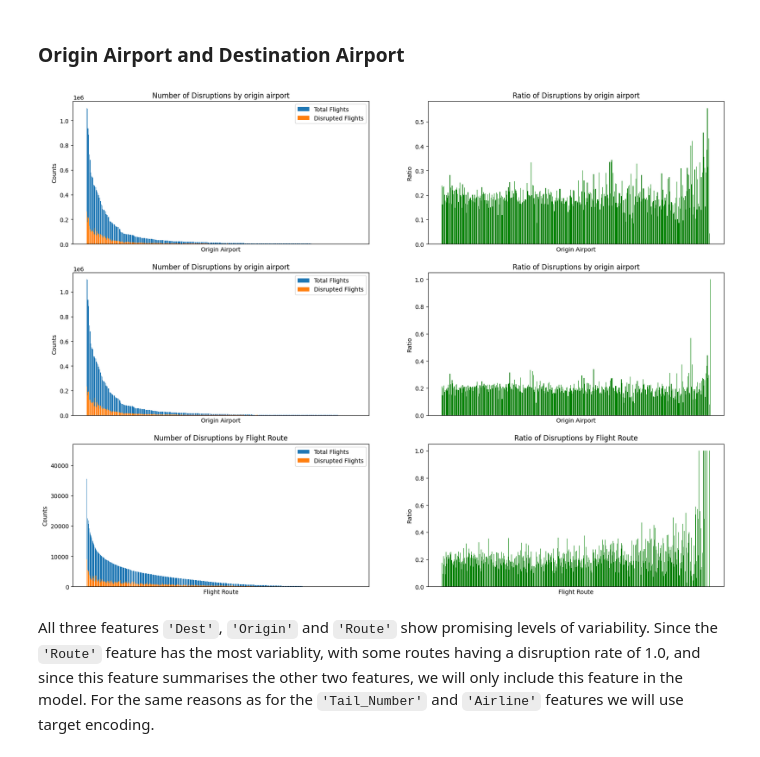
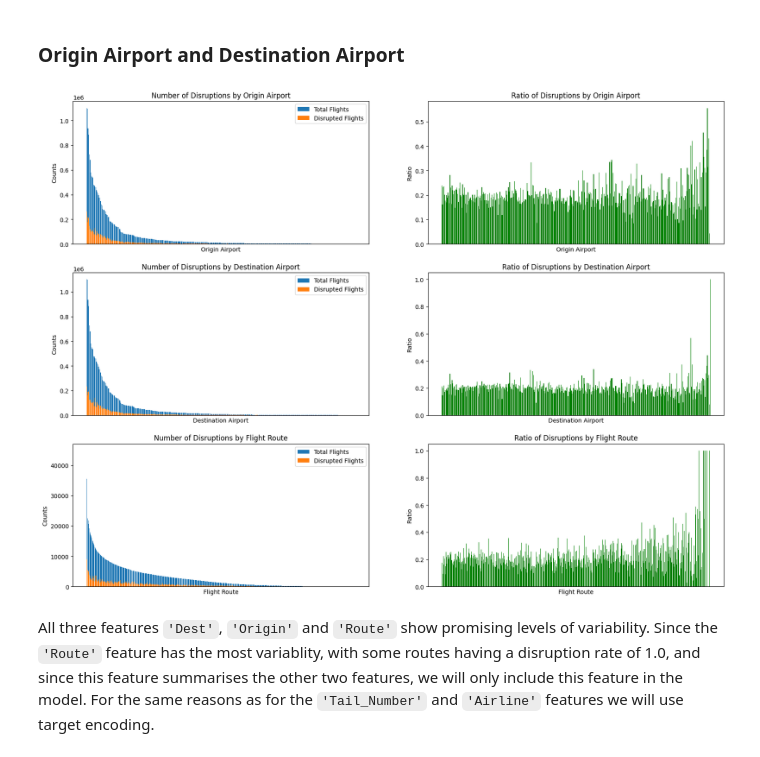
Before and after one commit to samuelleehope/ID5059_Flight_Prediction, a Jupyter notebook: ID5059Project1_Submission.ipynb, the cells around one changed output. Cells and saved outputs as stored; diff of their text form; code cells hidden in the pictures.

```diff
--- a/ID5059Project1_Submission.ipynb
+++ b/ID5059Project1_Submission.ipynb
@@ -267,32 +267,34 @@ month_data['Ratio'] = month_data['Disruptions']/month_data['Flights']
 
 
 fig, ((ax11,ax12),(ax21,ax22),(ax31,ax32)) = plt.subplots(nrows=3,ncols=2,figsize=(25,15))
+# Plot year data
 ax11.bar(year_data.index, year_data['Flights'],label='Total Flights')
 ax11.bar(year_data.index, year_data['Disruptions'], label='Disrupted Flights')
-ax11.set_title('Number of Disruptions by year')
+ax11.set_title('Number of Disruptions by Year')
 ax11.set_xlabel('Year')
 ax11.set_ylabel('Counts')
 ax11.legend()
-
 
 ax12.bar(year_data.index, year_data['Ratio'],color="green")
 ax12.set_title('Ratio of Disruptions by year')
 ax12.set_xlabel('Year')
 ax12.set_ylabel('Ratio')
 
+# Plot quarterly data
 ax21.bar(quarter_data.index, quarter_data['Flights'],label='Total Flights')
 ax21.bar(quarter_data.index, quarter_data['Disruptions'], label='Disrupted Flights')
-ax21.set_title('Number of Disruptions by year')
+ax21.set_title('Number of Disruptions by Quarter')
 ax21.set_xlabel('Quarter')
 ax21.set_ylabel('Counts')
 ax21.legend()
 
-
 ax22.bar(quarter_data.index, quarter_data['Ratio'],color="green")
-ax22.set_title('Ratio of Disruptions by year')
+ax22.set_title('Ratio of Disruptions by Quarter')
 ax22.set_xlabel('Quarter')
 ax22.set_ylabel('Ratio')
 
+
+# Calculate monthly data
 ax31.bar(month_data.index, month_data['Flights'],label='Total Flights')
 ax31.bar(month_data.index, month_data['Disruptions'], label='Disrupted Flights')
 ax31.set_title('Number of Disruptions by Month')
@@ -300,7 +302,6 @@ ax31.set_xlabel('Month')
 ax31.set_ylabel('Counts')
 ax31.legend()
 
-
 ax32.bar(month_data.index, month_data['Ratio'],color="green")
 ax32.set_title('Ratio of Disruptions by Month')
 ax32.set_xlabel('Month')
@@ -335,13 +336,14 @@ chi2_results = pd.DataFrame({
     'TimeOfDay': [chi2_time, p_time, dof_time]
 })
 
+# Calculate day of week data
 day_data = pd.merge(flights_raw['DayOfWeek'].value_counts(),
                      flights_raw.groupby('DayOfWeek')['Disruption'].sum(),
                      left_index=True, right_index=True)
 day_data.columns = ["Flights","Disruptions"]
 day_data['Ratio'] = day_data['Disruptions']/day_data['Flights']
 
-
+# Calculate time of day data
 time_data = pd.merge(flights_raw['TimeOfDay'].value_counts(),
                      flights_raw.groupby('TimeOfDay')['Disruption'].sum(),
                      left_index=True, right_index=True)
@@ -350,6 +352,7 @@ time_data['Ratio'] = time_data['Disruptions']/time_data['Flights']
 
 fig, ((ax11,ax12),(ax21,ax22)) = plt.subplots(nrows=2,ncols=2,figsize=(15,10))
 
+# Plot day of week data
 ax11.bar(day_data.index, day_data['Flights'],label='Total Flights')
 ax11.bar(day_data.index, day_data['Disruptions'], label='Disrupted Flights')
 ax11.set_title('Number of Disruptions by Day of Week')
@@ -363,17 +366,17 @@ ax12.set_title('Ratio of Disruptions by Day of Week')
 ax12.set_xlabel('Day of Week')
 ax12.set_ylabel('Ratio')
 
-
+# Plot time of day data
 ax21.bar(time_data.index, time_data['Flights'],label='Total Flights')
 ax21.bar(time_data.index, time_data['Disruptions'], label='Disrupted Flights')
-ax21.set_title('Number of Disruptions by time of day')
+ax21.set_title('Number of Disruptions by Time of Day')
 ax21.set_xlabel('Time of Day')
 ax21.set_ylabel('Counts')
 ax21.legend()
 
 
 ax22.bar(time_data.index, time_data['Ratio'],color="green")
-ax22.set_title('Ratio of Disruptions by time of day')
+ax22.set_title('Ratio of Disruptions by Time of Day')
 ax22.set_xlabel('Time of Day')
 ax22.set_ylabel('Ratio')
 
@@ -425,49 +428,49 @@ fig, ((ax11,ax12), (ax21,ax22), (ax31,ax32)) = plt.subplots(nrows=3,ncols=2,figs
 # Origin Plots
 ax11.bar(origin_data.index, origin_data['Flights'],label='Total Flights')
 ax11.bar(origin_data.index, origin_data['Disruptions'], label='Disrupted Flights')
-ax11.set_title('Number of Disruptions by origin airport')
+ax11.set_title('Number of Disruptions by Origin Airport')
 ax11.set_xlabel('Origin Airport')
 ax11.set_ylabel('Counts')
 ax11.legend()
 ax11.tick_params(axis='x', which='both', bottom=False, top=False, labelbottom=False)
 
 ax12.bar(origin_data.index, origin_data['Ratio'],color="green")
-ax12.set_title('Ratio of Disruptions by origin airport')
+ax12.set_title('Ratio of Disruptions by Origin Airport')
 ax12.set_xlabel('Origin Airport')
 ax12.set_ylabel('Ratio')
 ax12.tick_params(axis='x', which='both', bottom=False, top=False, labelbottom=False)
 
 # Destination Plots
 ax21.bar(dest_data.index, dest_data['Flights'],label='Total Flights')
 ax21.bar(dest_data.index, dest_data['Disruptions'], label='Disrupted Flights')
-ax21.set_title('Number of Disruptions by origin airport')
-ax21.set_xlabel('Origin Airport')
+ax21.set_title('Number of Disruptions by Destination Airport')
+ax21.set_xlabel('Destination Airport')
 ax21.set_ylabel('Counts')
 ax21.legend()
 ax21.tick_params(axis='x', which='both', bottom=False, top=False, labelbottom=False)
 
 ax22.bar(dest_data.index, dest_data['Ratio'],color="green")
-ax22.set_title('Ratio of Disruptions by origin airport')
-ax22.set_xlabel('Origin Airport')
+ax22.set_title('Ratio of Disruptions by Destination Airport')
+ax22.set_xlabel('Destination Airport')
 ax22.set_ylabel('Ratio')
 ax22.tick_params(axis='x', which='both', bottom=False, top=False, labelbottom=False)
 
 # Route Plots
 ax31.bar(route_data.index, route_data['Flights'],label='Total Flights')
 ax31.bar(route_data.index, route_data['Disruptions'], label='Disrupted Flights')
 ax31.set_title('Number of Disruptions by Flight Route')
 ax31.set_xlabel('Flight Route')
 ax31.set_ylabel('Counts')
 ax31.legend()
 ax31.tick_params(axis='x', which='both', bottom=False, top=False, labelbottom=False)
 
 ax32.bar(route_data.index, route_data['Ratio'],color="green")
 ax32.set_title('Ratio of Disruptions by Flight Route')
 ax32.set_xlabel('Flight Route')
 ax32.set_ylabel('Ratio')
 ax32.tick_params(axis='x', which='both', bottom=False, top=False, labelbottom=False)
 # %% [output]
-[figure, old version]
+[figure, new version]
 # %% [markdown]
 All three features `'Dest'`, `'Origin'` and `'Route'` show promising levels of variability. Since the `'Route'` feature has the most variablity, with some routes having a disruption rate of 1.0, and since this feature summarises the other two features, we will only include this feature in the model. For the same reasons as for the `'Tail_Number'` and `'Airline'` features we will use target encoding.
 # %%
```
Also changed, not shown: parts of 14 cells of this notebook.
